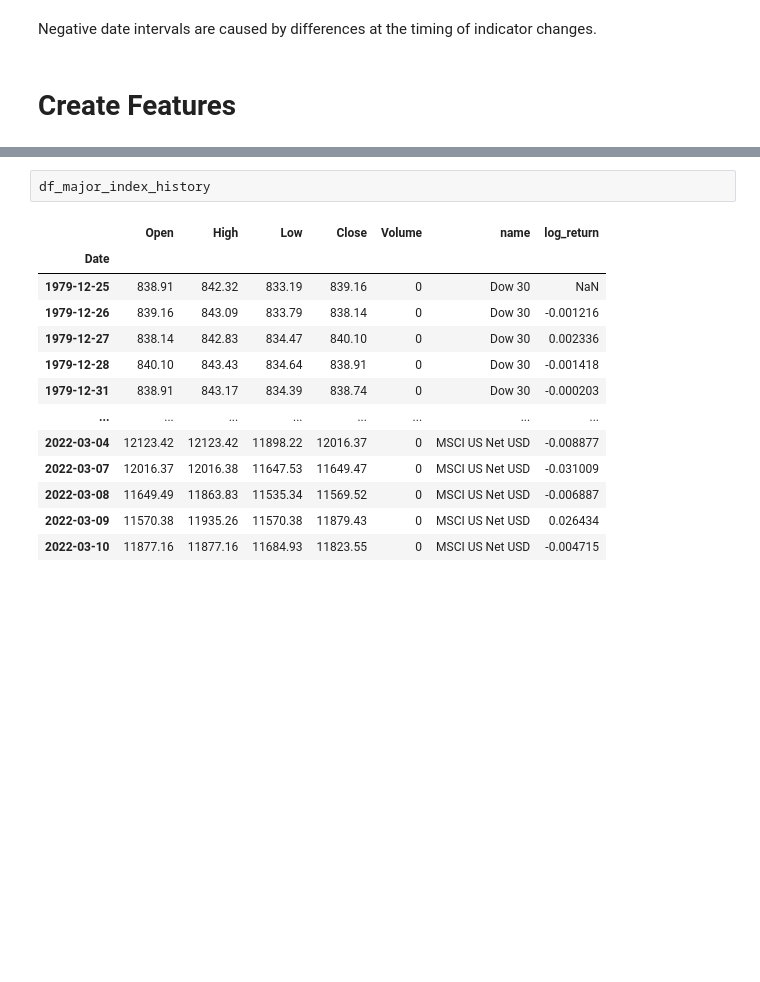
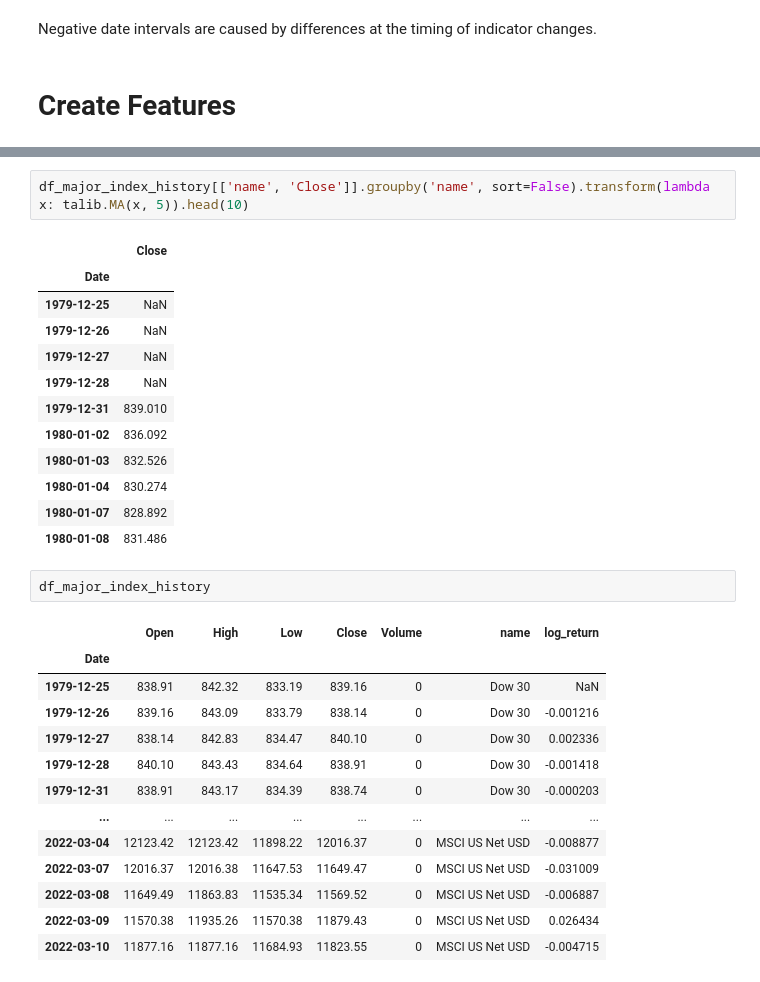
Before and after one commit to takeyama0/MarketPrediction, a Jupyter notebook: stock_market_prediction.ipynb, the cells around one changed output, grey strips where cells are left out. Cells and saved outputs as stored; diff of their text form; blank space fills up the shorter version.

```diff
--- a/stock_market_prediction.ipynb
+++ b/stock_market_prediction.ipynb
@@ -437,3 +409,18 @@ df_major_index_history['log_return'] = df_major_index_history[['name', 'Close']]
+# %%
+df_major_index_history[['name', 'Close']].groupby('name', sort=False).transform(lambda x: talib.MA(x, 5)).head(10)
+# %% [output]
+|  | Close |
+| Date |  |
+| 1979-12-25 | NaN |
+| 1979-12-26 | NaN |
+| 1979-12-27 | NaN |
+| 1979-12-28 | NaN |
+| 1979-12-31 | 839.010 |
+| 1980-01-02 | 836.092 |
+| 1980-01-03 | 832.526 |
+| 1980-01-04 | 830.274 |
+| 1980-01-07 | 828.892 |
+| 1980-01-08 | 831.486 |
 # %%
 df_major_index_history
 # %% [output]
```
Also changed, not shown: parts of 18 cells of this notebook.
